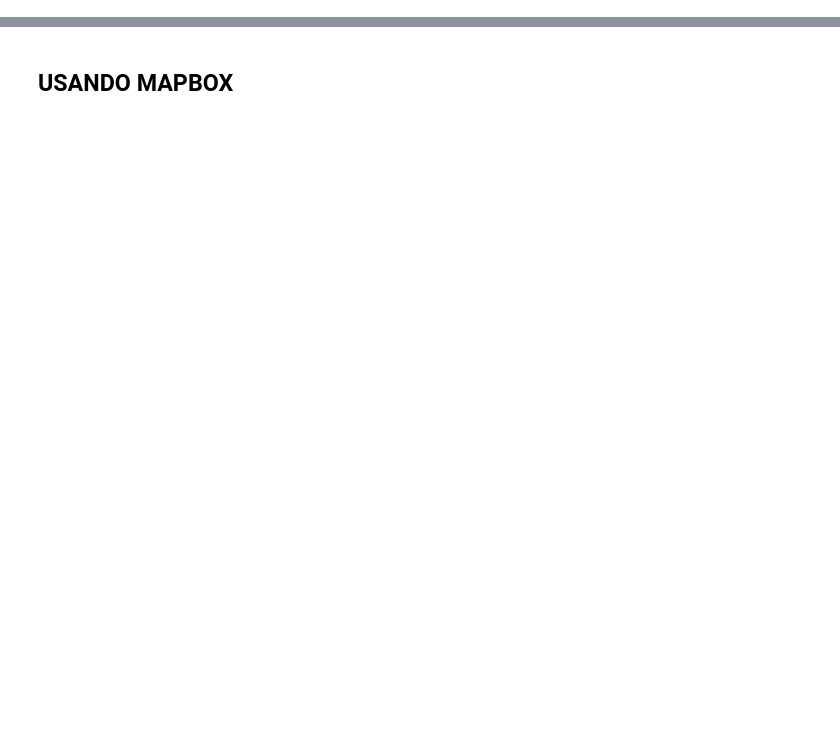
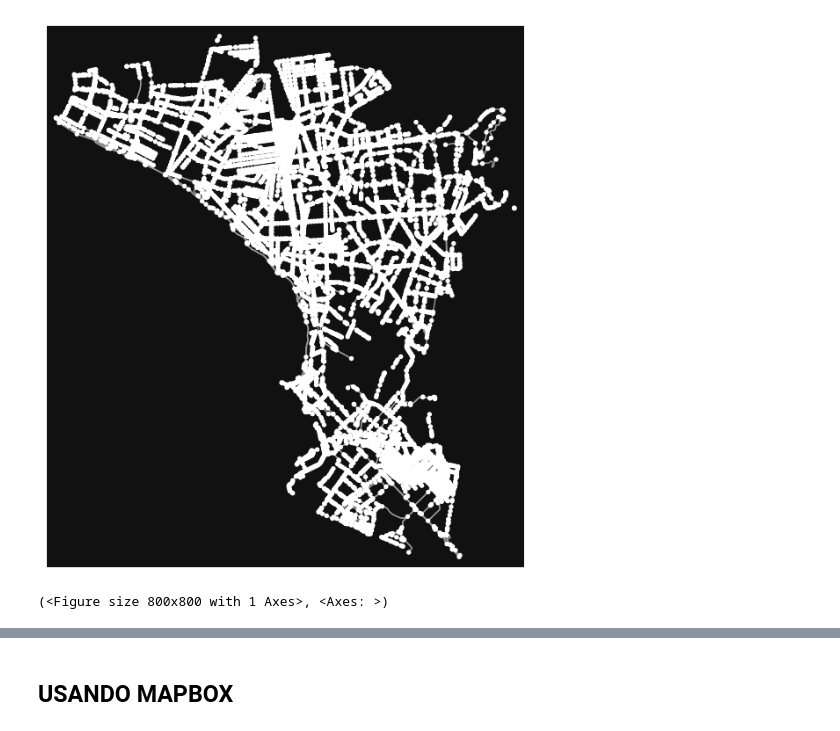
Before and after one commit to forestgump22/TP-AI, a Jupyter notebook: tp.ipynb, the cells around one changed output, grey strips where cells are left out. Saved outputs shown, nothing was run; the diff lists cells and outputs as text; code cells hidden in the pictures; blank space fills up the shorter version.

```diff
--- a/tp.ipynb
+++ b/tp.ipynb
@@ -239,0 +242,32 @@ Traffic data added for route from Plaza Vea Chacarilla, Lima, Peru to Open Plaza
+# %%
+custom_road_types = [
+    'avenue','avenida', 'carretera', 'boulevard', 'motorway', 'trunk', 'primary',
+    'prolongación','vía','ovalo','circuito','bajada' ,'subida','quebrada',
+    'plaza','malecón'
+]
+
+def filter_custom_roads(G, road_types):
+    """
+    Filters the graph to keep only specified road types.
+    """
+    edges_to_keep = []
+
+    for u, v, k, d in G.edges(keys=True, data=True):
+        # Check if 'highway' exists and matches road types
+        highway_match = 'highway' in d and any(road_type in d['highway'] for road_type in road_types)
+
+        # Check if 'name' exists, is a string, and matches road types
+        name_match = 'name' in d and isinstance(d['name'], str) and any(road_type in d['name'].lower() for road_type in road_types)
+
+        # Keep edges that match either condition
+        if highway_match or name_match:
+            edges_to_keep.append((u, v, k))
+
+    return G.edge_subgraph(edges_to_keep).copy()
+
+G_lima = filter_custom_roads(G_lima, custom_road_types)
+
+ox.plot_graph(G_lima)
+# %% [output]
+[figure, added]
+(<Figure size 800x800 with 1 Axes>, <Axes: >)
```
Also changed, not shown: parts of 33 cells of this notebook, 5 other files.
